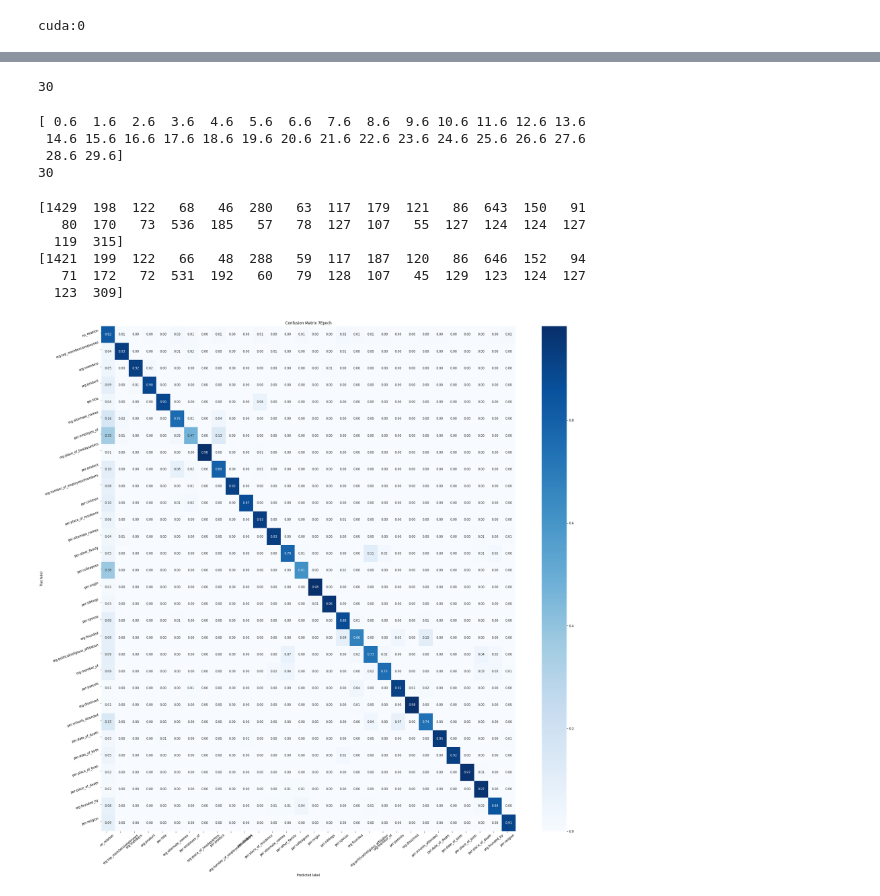
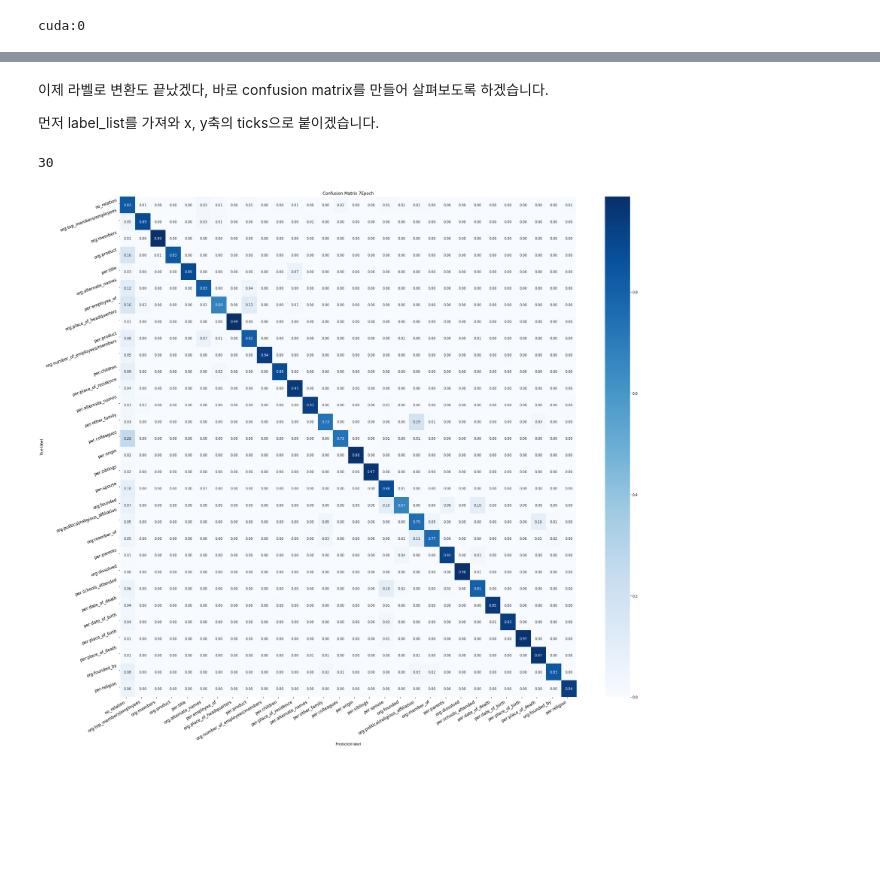
Before and after one commit to boostcampaitech3/level2-klue-level2-nlp-06, a Jupyter notebook: cm_eda.ipynb, the cells around one changed output, grey strips where cells are left out. Drawn from its saved outputs; the diff is of its cells as text; code cells hidden in the pictures; blank space fills up the shorter version.

Commit message:
confusion matrix 분석

```diff
--- a/cm_eda.ipynb
+++ b/cm_eda.ipynb
@@ -34,0 +41,8 @@ tokenizer = AutoTokenizer.from_pretrained('klue/roberta-large')
+# %%
+MODEL_NAME = 'klue/roberta-large'
+tokenizer = AutoTokenizer.from_pretrained(MODEL_NAME)
+# setting model hyperparameter
+model_config = AutoConfig.from_pretrained(MODEL_NAME)
+model_config.num_labels = 30
+
+model =AutoModelForSequenceClassification.from_pretrained(MODEL_NAME, config=model_config)
@@ -251,6 +314,6 @@ def inference(model, tokenized_sent, device):
 
   return np.concatenate(output_pred).tolist(), np.concatenate(output_prob, axis=0).tolist()
 # %%
-#pred_answer, output_prob = inference(model, RE_train_dataset, device) # model에서 class 추론
-pred_answer, output_prob = inference(model, RE_dev_dataset, device)
+pred_answer, output_prob = inference(model, RE_train_dataset, device) # model에서 class 추론
+#pred_answer, output_prob = inference(model, RE_dev_dataset, device)
 pred_answer = num_to_label(pred_answer) # 숫자로 된 class를 원래 문자열 라벨로 변환.
@@ -257,3 +324,3 @@ pred_answer = num_to_label(pred_answer) # 숫자로 된 class를 원래 문자
 # %%
-#labels = num_to_label(train_label)
-labels = num_to_label(dev_label)
+labels = num_to_label(train_label)
+##labels = num_to_label(dev_label)
@@ -284,3 +327,7 @@ TrainOutput(global_step=2124, training_loss=0.7214067072069129, metrics={'train_
+# %% [markdown]
+이제 라벨로 변환도 끝났겠다, 바로 confusion matrix를 만들어 살펴보도록 하겠습니다.
+
+먼저 label_list를 가져와 x, y축의 ticks으로 붙이겠습니다.
 # %%
 label_list = ['no_relation', 'org:top_members/employees', 'org:members',
        'org:product', 'per:title', 'org:alternate_names',
@@ -296,12 +343,3 @@ label_list = ['no_relation', 'org:top_members/employees', 'org:members',
 len(label_list)
 # %% [output]
 30
-# %%
-print(np.arange(0.6, 30, 1))
-print(len(np.arange(0.5, 30, 1)))
-#print(cm_fig)
-# %% [output]
-[ 0.6  1.6  2.6  3.6  4.6  5.6  6.6  7.6  8.6  9.6 10.6 11.6 12.6 13.6
- 14.6 15.6 16.6 17.6 18.6 19.6 20.6 21.6 22.6 23.6 24.6 25.6 26.6 27.6
- 28.6 29.6]
-30
@@ -311,38 +346,22 @@ print(len(np.arange(0.5, 30, 1)))
-# %%
-print(cm.sum(axis=0))
-print(cm.sum(axis=1))
-#print(cm_norm)
-# %% [output]
-[1429  198  122   68   46  280   63  117  179  121   86  643  150   91
-   80  170   73  536  185   57   78  127  107   55  127  124  124  127
-  119  315]
-[1421  199  122   66   48  288   59  117  187  120   86  646  152   94
-   71  172   72  531  192   60   79  128  107   45  129  123  124  127
-  123  309]
 # %%
-#print(pred_answer)
-
-
-
 fig = plt.figure(figsize=(30,30))
 
 cm = confusion_matrix(pred_answer, labels)
-cm_norm = cm.astype('float') / cm.sum(axis=1)[:, np.newaxis]
+cm_norm = cm.astype('float') / cm.sum(axis=1)[:, np.newaxis] # normalize 진행
 
 ax = sns.heatmap(cm_norm, annot=True, fmt=".2f", cmap="Blues")
 #ax.set(title='Confusion Matrix', ylabel='True label', xlabel='Predicted label', xticks=label_list, yticks=label_list)
-
 
 ticks = np.arange(0.4, 30, 1)
 
 plt.title('Confusion Matrix 7Epoch')
 plt.xlabel('Predicted label')
 plt.ylabel('True label')
-plt.xticks(ticks, label_list, rotation=40)
-plt.yticks(ticks, label_list, rotation=20)
+plt.xticks(ticks, label_list, rotation=20, size=12)
+plt.yticks(ticks, label_list, rotation=20, size=12)
 
-
+fig.autofmt_xdate(rotation=30)
 
 plt.show()
 # %% [output]
-[figure, old version]
+[figure, new version]
```
Also changed, not shown: parts of 34 cells of this notebook.
